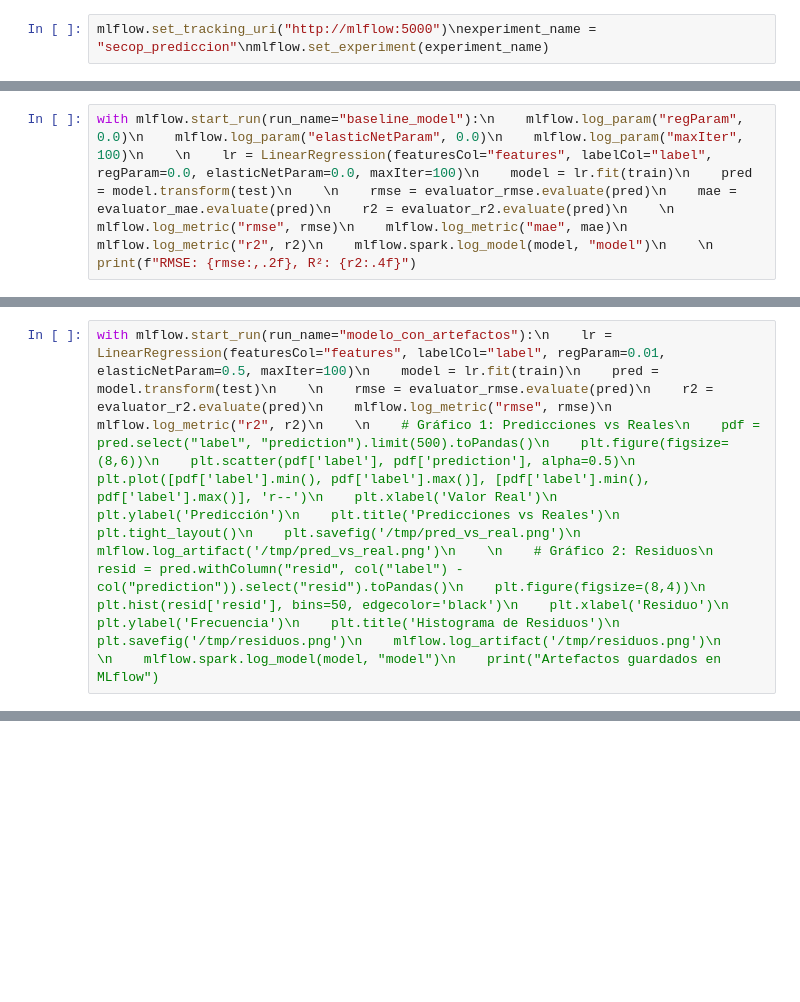
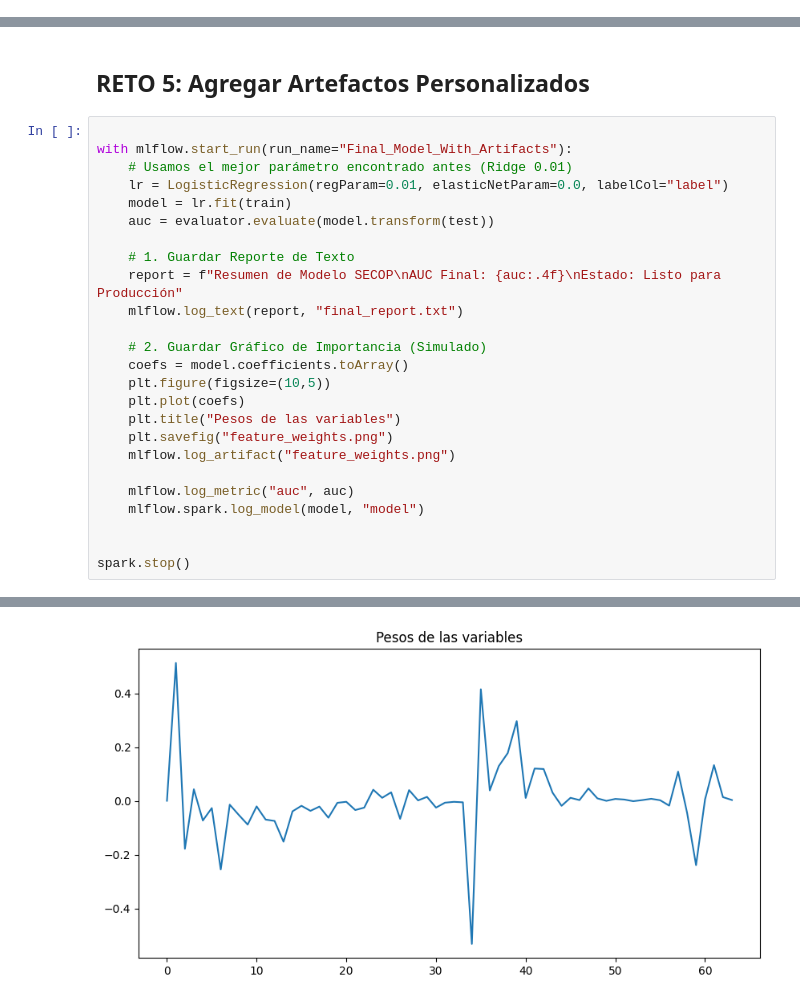
Before and after one commit to PaulaGuevara/reto_lab4, a Jupyter notebook: notebooks/10_mlflow_tracking_ajustada.ipynb, the cells around one changed output, grey strips where cells are left out. Drawn from its saved outputs; the diff is of its cells as text; blank space fills up the shorter version.

```diff
--- a/notebooks/10_mlflow_tracking_ajustada.ipynb
+++ b/notebooks/10_mlflow_tracking_ajustada.ipynb
@@ -7,2 +25,0 @@ from pyspark.sql import SparkSession\nfrom pyspark.ml.regression import LinearRe
-# %%
-mlflow.set_tracking_uri("http://mlflow:5000")\nexperiment_name = "secop_prediccion"\nmlflow.set_experiment(experiment_name)
@@ -13,2 +52,0 @@ mlflow.set_tracking_uri("http://mlflow:5000")\nexperiment_name = "secop_predicci
-# %%
-with mlflow.start_run(run_name="baseline_model"):\n    mlflow.log_param("regParam", 0.0)\n    mlflow.log_param("elasticNetParam", 0.0)\n    mlflow.log_param("maxIter", 100)\n    \n    lr = LinearRegression(featuresCol="features", labelCol="label", regParam=0.0, elasticNetParam=0.0, maxIter=100)\n    model = lr.fit(train)\n    pred = model.transform(test)\n    \n    rmse = evaluator_rmse.evaluate(pred)\n    mae = evaluator_mae.evaluate(pred)\n    r2 = evaluator_r2.evaluate(pred)\n    \n    mlflow.log_metric("rmse", rmse)\n    mlflow.log_metric("mae", mae)\n    mlflow.log_metric("r2", r2)\n    mlflow.spark.log_model(model, "model")\n    \n    print(f"RMSE: {rmse:,.2f}, R²: {r2:.4f}")
@@ -21,2 +92,0 @@ configs = [\n    ("ridge_l2", 0.1, 0.0),\n    ("lasso_l1", 0.1, 1.0),\n    ("ela
-# %%
-with mlflow.start_run(run_name="modelo_con_artefactos"):\n    lr = LinearRegression(featuresCol="features", labelCol="label", regParam=0.01, elasticNetParam=0.5, maxIter=100)\n    model = lr.fit(train)\n    pred = model.transform(test)\n    \n    rmse = evaluator_rmse.evaluate(pred)\n    r2 = evaluator_r2.evaluate(pred)\n    mlflow.log_metric("rmse", rmse)\n    mlflow.log_metric("r2", r2)\n    \n    # Gráfico 1: Predicciones vs Reales\n    pdf = pred.select("label", "prediction").limit(500).toPandas()\n    plt.figure(figsize=(8,6))\n    plt.scatter(pdf['label'], pdf['prediction'], alpha=0.5)\n    plt.plot([pdf['label'].min(), pdf['label'].max()], [pdf['label'].min(), pdf['label'].max()], 'r--')\n    plt.xlabel('Valor Real')\n    plt.ylabel('Predicción')\n    plt.title('Predicciones vs Reales')\n    plt.tight_layout()\n    plt.savefig('/tmp/pred_vs_real.png')\n    mlflow.log_artifact('/tmp/pred_vs_real.png')\n    \n    # Gráfico 2: Residuos\n    resid = pred.withColumn("resid", col("label") - col("prediction")).select("resid").toPandas()\n    plt.figure(figsize=(8,4))\n    plt.hist(resid['resid'], bins=50, edgecolor='black')\n    plt.xlabel('Residuo')\n    plt.ylabel('Frecuencia')\n    plt.title('Histograma de Residuos')\n    plt.savefig('/tmp/residuos.png')\n    mlflow.log_artifact('/tmp/residuos.png')\n    \n    mlflow.spark.log_model(model, "model")\n    print("Artefactos guardados en MLflow")
@@ -24,0 +126,28 @@ spark.stop()
+# %% [markdown]
+## RETO 5: Agregar Artefactos Personalizados
+# %%
+
+with mlflow.start_run(run_name="Final_Model_With_Artifacts"):
+    # Usamos el mejor parámetro encontrado antes (Ridge 0.01)
+    lr = LogisticRegression(regParam=0.01, elasticNetParam=0.0, labelCol="label")
+    model = lr.fit(train)
+    auc = evaluator.evaluate(model.transform(test))
+
+    # 1. Guardar Reporte de Texto
+    report = f"Resumen de Modelo SECOP\nAUC Final: {auc:.4f}\nEstado: Listo para Producción"
+    mlflow.log_text(report, "final_report.txt")
+
+    # 2. Guardar Gráfico de Importancia (Simulado)
+    coefs = model.coefficients.toArray()
+    plt.figure(figsize=(10,5))
+    plt.plot(coefs)
+    plt.title("Pesos de las variables")
+    plt.savefig("feature_weights.png")
+    mlflow.log_artifact("feature_weights.png")
+
+    mlflow.log_metric("auc", auc)
+    mlflow.spark.log_model(model, "model")
+
+
+spark.stop()
+# %% [output]
@@ -24,0 +155 @@ spark.stop()
+[figure, added]
```
Also changed, not shown: parts of 15 cells of this notebook.
